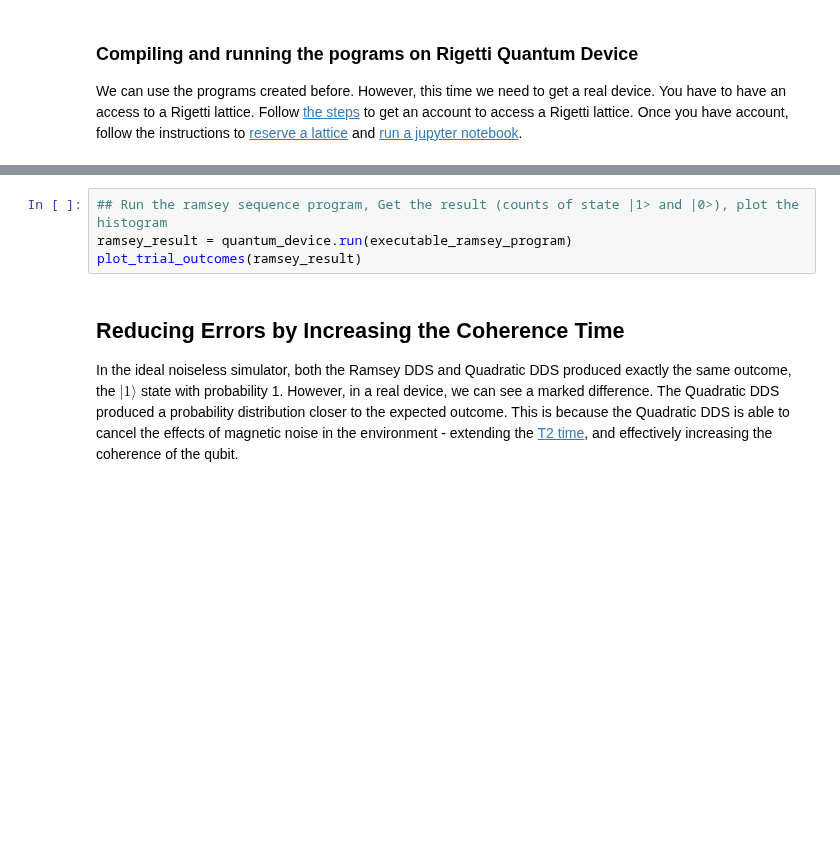
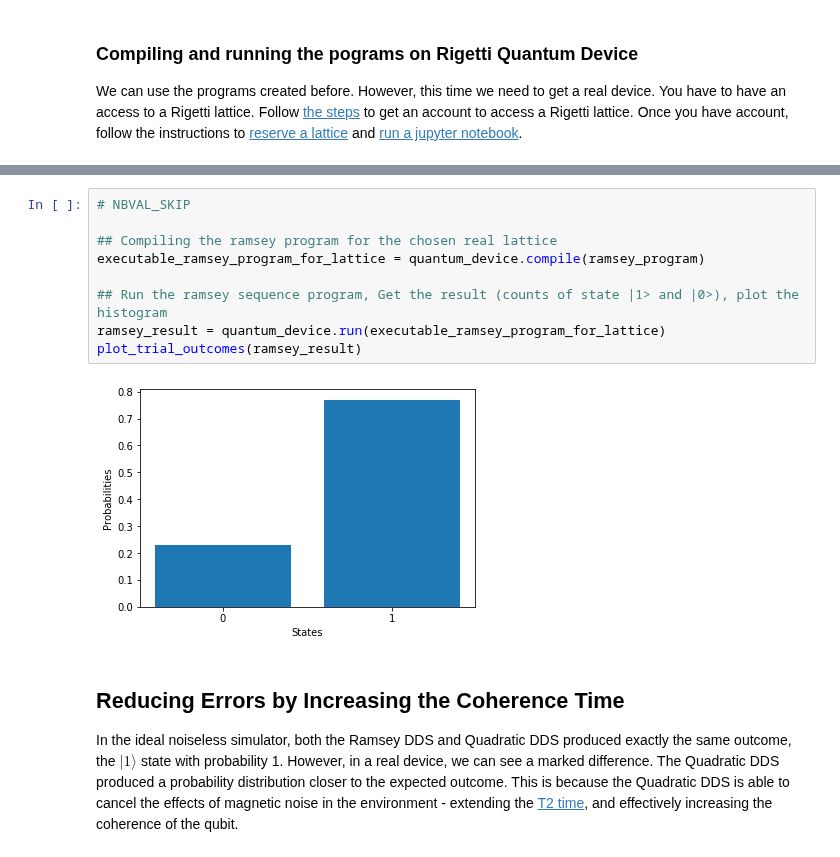
Before and after one commit to qctrl/open-controls, a Jupyter notebook: examples/export_a_dds_to_pyquil.ipynb, the cells around one changed output, grey strips where cells are left out. Cells and saved outputs as stored; diff of their text form; blank space fills up the shorter version.

```diff
--- a/examples/export_a_dds_to_pyquil.ipynb
+++ b/examples/export_a_dds_to_pyquil.ipynb
@@ -376,7 +351,14 @@ plot_trial_outcomes(quadratic_result)
 # %%
+# NBVAL_SKIP
+
+## Compiling the ramsey program for the chosen real lattice
+executable_ramsey_program_for_lattice = quantum_device.compile(ramsey_program)
+
 ## Run the ramsey sequence program, Get the result (counts of state |1> and |0>), plot the histogram
-ramsey_result = quantum_device.run(executable_ramsey_program)
+ramsey_result = quantum_device.run(executable_ramsey_program_for_lattice)
 plot_trial_outcomes(ramsey_result)
+# %% [output]
+[figure, added]
 # %% [markdown]
 ## Reducing Errors by Increasing the Coherence Time
 
```
Also changed, not shown: parts of 10 cells of this notebook.
